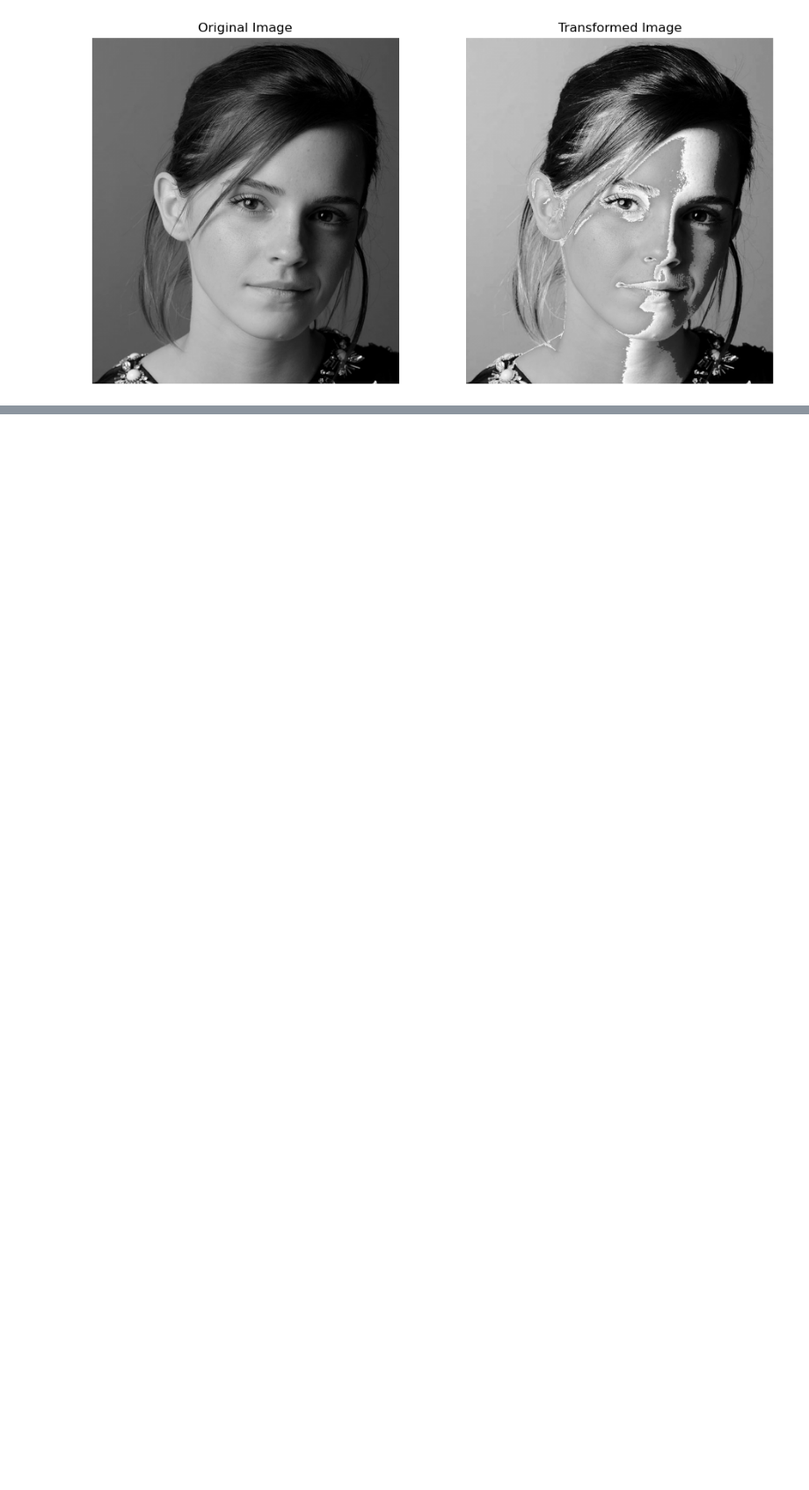
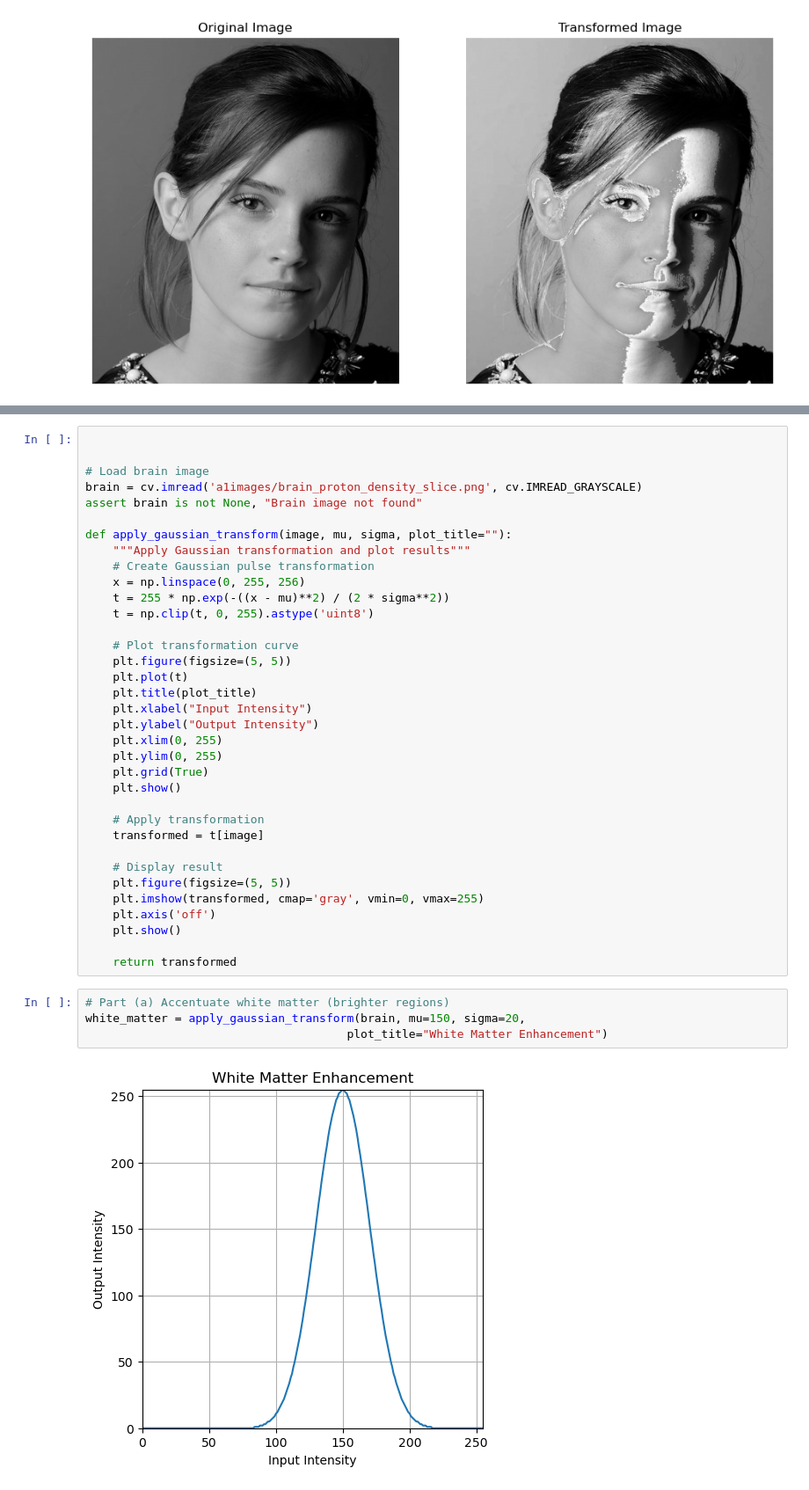
Before and after one commit to Manujayaugp/EN-3160, a Jupyter notebook: assignment1-220386H.ipynb, the cells around one changed output, grey strips where cells are left out. Shown: that part at 88% size. Drawn from its saved outputs; the diff is of its cells as text; blank space fills up the shorter version.

```diff
--- a/assignment1-220386H.ipynb
+++ b/assignment1-220386H.ipynb
@@ -55,0 +60,41 @@ plt.show()
+# %%
+
+
+# Load brain image
+brain = cv.imread('a1images/brain_proton_density_slice.png', cv.IMREAD_GRAYSCALE)
+assert brain is not None, "Brain image not found"
+
+def apply_gaussian_transform(image, mu, sigma, plot_title=""):
+    """Apply Gaussian transformation and plot results"""
+    # Create Gaussian pulse transformation
+    x = np.linspace(0, 255, 256)
+    t = 255 * np.exp(-((x - mu)**2) / (2 * sigma**2))
+    t = np.clip(t, 0, 255).astype('uint8')
+
+    # Plot transformation curve
+    plt.figure(figsize=(5, 5))
+    plt.plot(t)
+    plt.title(plot_title)
+    plt.xlabel("Input Intensity")
+    plt.ylabel("Output Intensity")
+    plt.xlim(0, 255)
+    plt.ylim(0, 255)
+    plt.grid(True)
+    plt.show()
+
+    # Apply transformation
+    transformed = t[image]
+
+    # Display result
+    plt.figure(figsize=(5, 5))
+    plt.imshow(transformed, cmap='gray', vmin=0, vmax=255)
+    plt.axis('off')
+    plt.show()
+
+    return transformed
+# %%
+# Part (a) Accentuate white matter (brighter regions)
+white_matter = apply_gaussian_transform(brain, mu=150, sigma=20,
+                                      plot_title="White Matter Enhancement")
+# %% [output]
+[figure, added]
```
Also changed, not shown: parts of 4 cells of this notebook.
